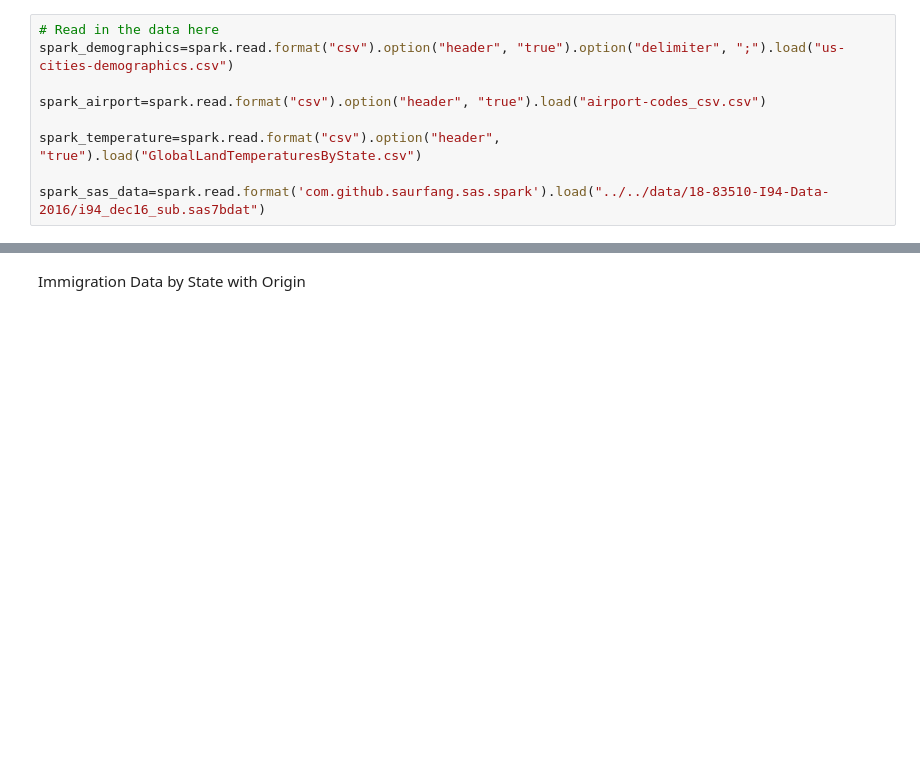
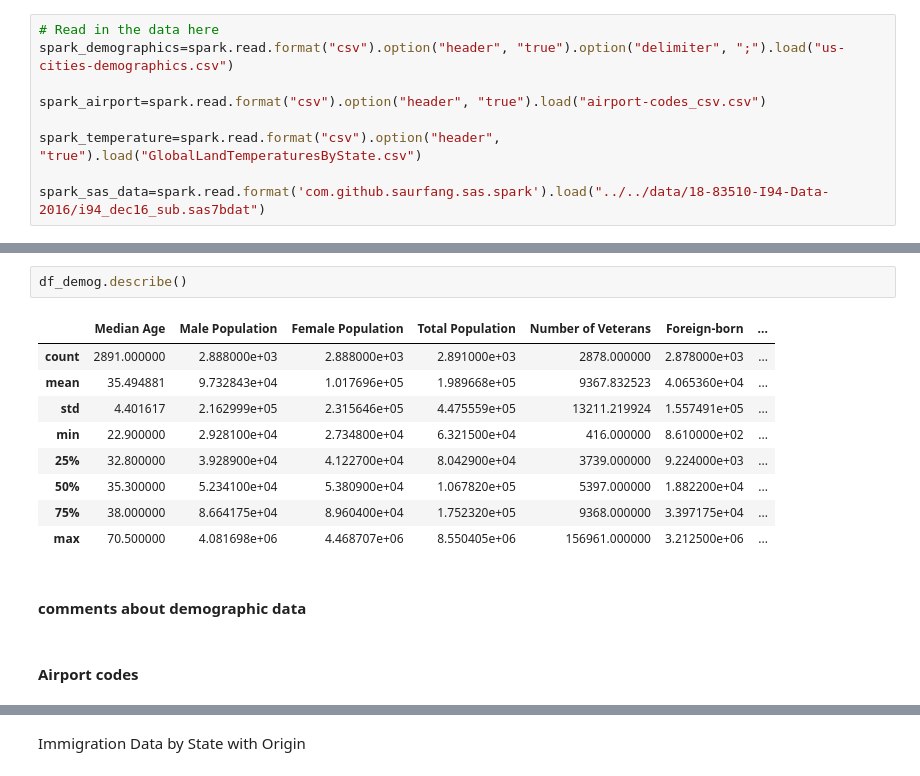
Before and after one commit to sbaezah/Udacity-Data-Engineering-Nanodegree, a Jupyter notebook: DEND-Capstone-Project/Capstone Project Template.ipynb, the cells around one changed output, grey strips where cells are left out. Cells and saved outputs as stored; diff of their text form; blank space fills up the shorter version.

```diff
--- a/DEND-Capstone-Project/Capstone Project Template.ipynb
+++ b/DEND-Capstone-Project/Capstone Project Template.ipynb
@@ -106,0 +79,16 @@ spark_sas_data=spark.read.format('com.github.saurfang.sas.spark').load("../../da
+# %%
+df_demog.describe()
+# %% [output]
+|  | Median Age | Male Population | Female Population | Total Population | Number of Veterans | Foreign-born | ... |
+| count | 2891.000000 | 2.888000e+03 | 2.888000e+03 | 2.891000e+03 | 2878.000000 | 2.878000e+03 | ... |
+| mean | 35.494881 | 9.732843e+04 | 1.017696e+05 | 1.989668e+05 | 9367.832523 | 4.065360e+04 | ... |
+| std | 4.401617 | 2.162999e+05 | 2.315646e+05 | 4.475559e+05 | 13211.219924 | 1.557491e+05 | ... |
+| min | 22.900000 | 2.928100e+04 | 2.734800e+04 | 6.321500e+04 | 416.000000 | 8.610000e+02 | ... |
+| 25% | 32.800000 | 3.928900e+04 | 4.122700e+04 | 8.042900e+04 | 3739.000000 | 9.224000e+03 | ... |
+| 50% | 35.300000 | 5.234100e+04 | 5.380900e+04 | 1.067820e+05 | 5397.000000 | 1.882200e+04 | ... |
+| 75% | 38.000000 | 8.664175e+04 | 8.960400e+04 | 1.752320e+05 | 9368.000000 | 3.397175e+04 | ... |
+| max | 70.500000 | 4.081698e+06 | 4.468707e+06 | 8.550405e+06 | 156961.000000 | 3.212500e+06 | ... |
+# %% [markdown]
+#### comments about demographic data
+# %% [markdown]
+#### Airport codes
```
Also changed, not shown: parts of 25 cells of this notebook.
